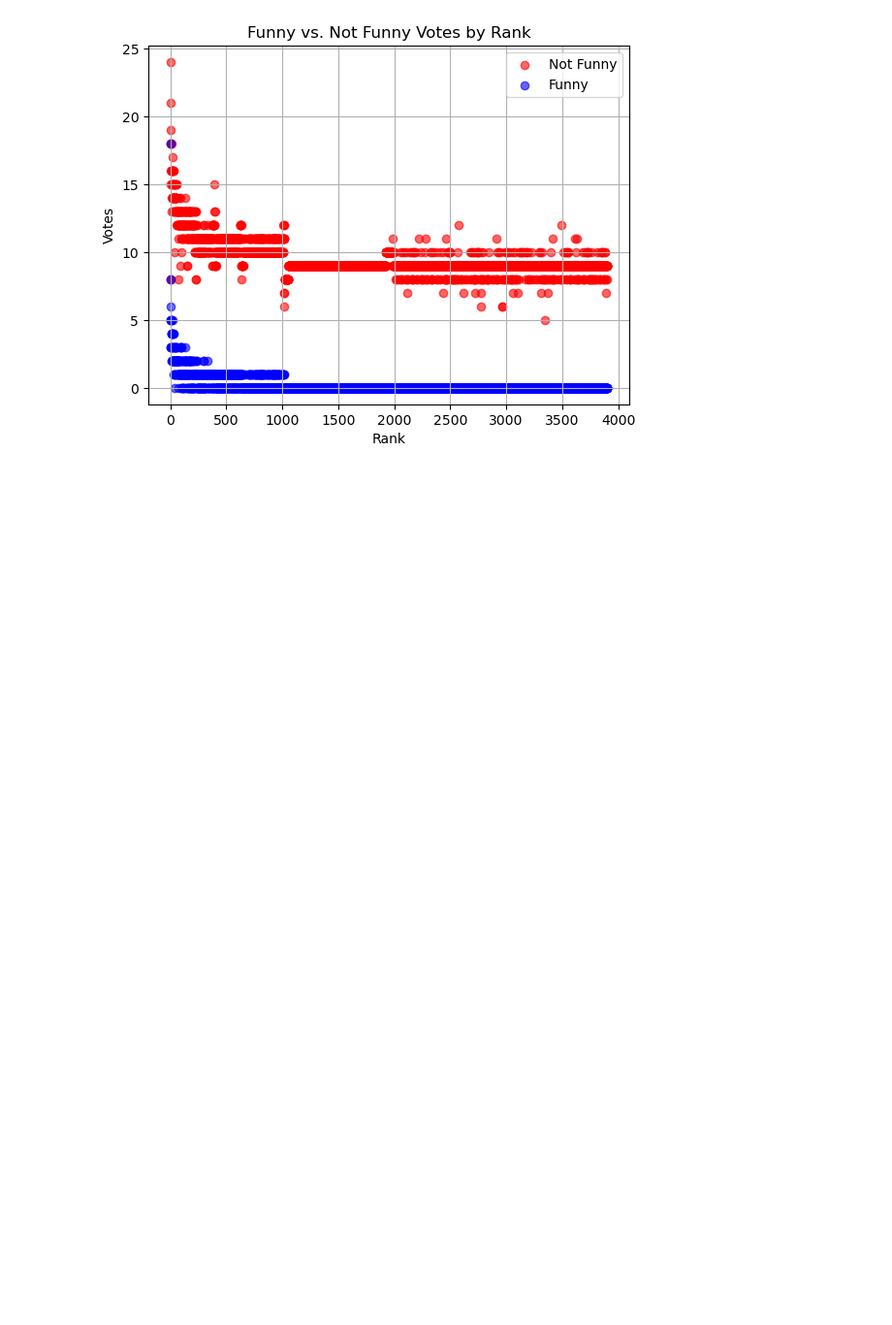
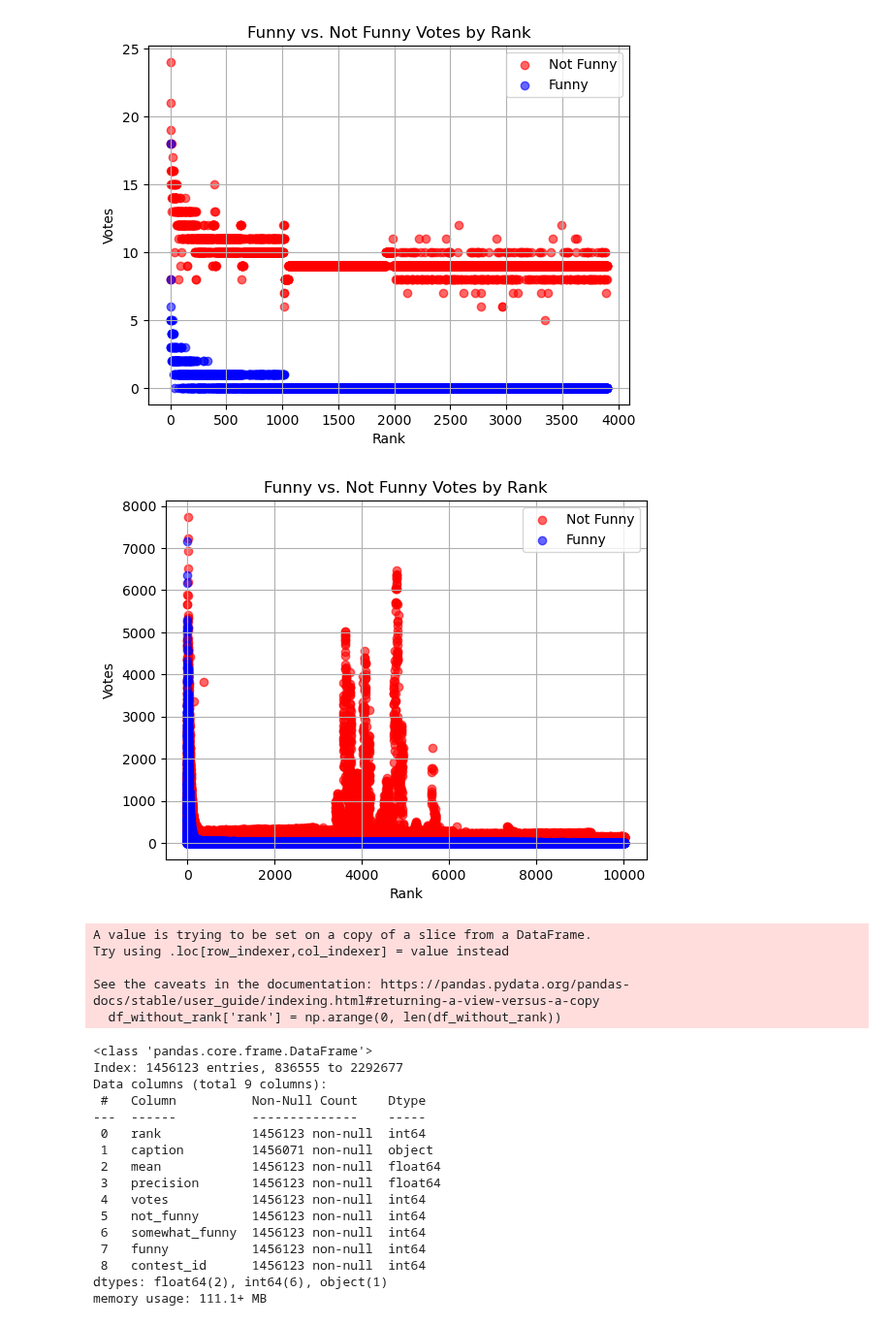
Before and after one commit to epfl-ada/ada-2025-project-data_dinosaur, a Jupyter notebook: load_csv.ipynb, the cells around one changed output. Shown at 97% size. Drawn from its saved outputs; the diff is of its cells as text; code cells hidden in the pictures; blank space fills up the shorter version.

```diff
--- a/load_csv.ipynb
+++ b/load_csv.ipynb
@@ -91,3 +92,64 @@ plt.grid(True)  # Optional: Adding grid for better readability
 plt.show()
 # %% [output]
 [figure]
+# %%
+# prove that the missing ranks in the datasets from 660 onwards are actually still just ranks
+
+df_with_rank = df[df['rank'].notnull()]
+
+# Scatter plot for "not funny" votes
+plt.scatter(df_with_rank['rank'], df_with_rank['not_funny'], color='red', label='Not Funny', alpha=0.6)
+
+# Scatter plot for "funny" votes
+plt.scatter(df_with_rank['rank'], df_with_rank['funny'], color='blue', label='Funny', alpha=0.6)
+
+# Adding titles and labels
+plt.title('Funny vs. Not Funny Votes by Rank')
+plt.xlabel('Rank')
+plt.ylabel('Votes')
+plt.legend()  # Show legend
+plt.grid(True)  # Optional: Adding grid for better readability
+plt.show()
+
+df_without_rank = df[df['rank'].isnull()]
+# index is rank
+df_without_rank['rank'] = np.arange(0, len(df_without_rank))
+df_without_rank.info()
+
+
+# Scatter plot for "not funny" votes
+plt.scatter(df_without_rank['rank'], df_without_rank['not_funny'], color='red', label='Not Funny', alpha=0.6)
+
+# Scatter plot for "funny" votes
+plt.scatter(df_without_rank['rank'], df_without_rank['funny'], color='blue', label='Funny', alpha=0.6)
+
+# Adding titles and labels
+plt.title('Funny vs. Not Funny Votes by Rank')
+plt.xlabel('Rank')
+plt.ylabel('Votes')
+plt.legend()  # Show legend
+plt.grid(True)  # Optional: Adding grid for better readability
+#plt.show()
+# %% [output]
+[figure, added]
+A value is trying to be set on a copy of a slice from a DataFrame.
+Try using .loc[row_indexer,col_indexer] = value instead
+
+See the caveats in the documentation: https://pandas.pydata.org/pandas-docs/stable/user_guide/indexing.html#returning-a-view-versus-a-copy
+  df_without_rank['rank'] = np.arange(0, len(df_without_rank))
+<class 'pandas.core.frame.DataFrame'>
+Index: 1456123 entries, 836555 to 2292677
+Data columns (total 9 columns):
+ #   Column          Non-Null Count    Dtype
+---  ------          --------------    -----
+ 0   rank            1456123 non-null  int64
+ 1   caption         1456071 non-null  object
+ 2   mean            1456123 non-null  float64
+ 3   precision       1456123 non-null  float64
+ 4   votes           1456123 non-null  int64
+ 5   not_funny       1456123 non-null  int64
+ 6   somewhat_funny  1456123 non-null  int64
+ 7   funny           1456123 non-null  int64
+ 8   contest_id      1456123 non-null  int64
+dtypes: float64(2), int64(6), object(1)
+memory usage: 111.1+ MB
```
Also changed, not shown: parts of 9 cells of this notebook.
